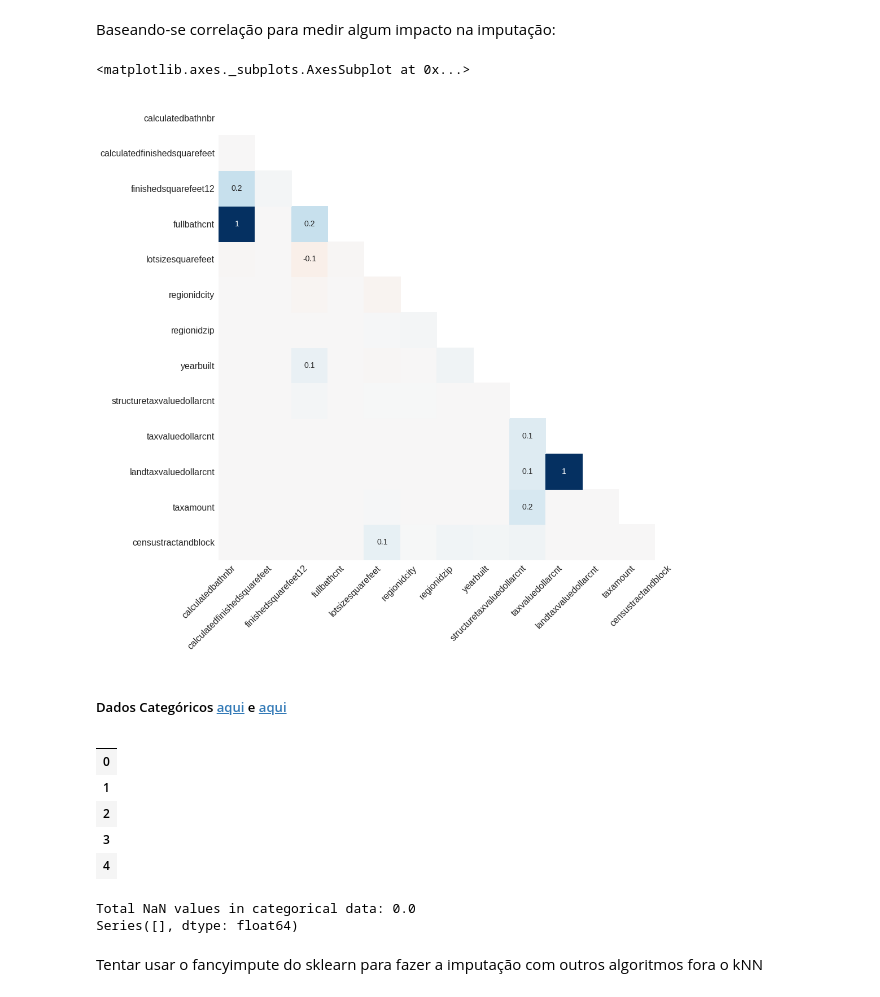
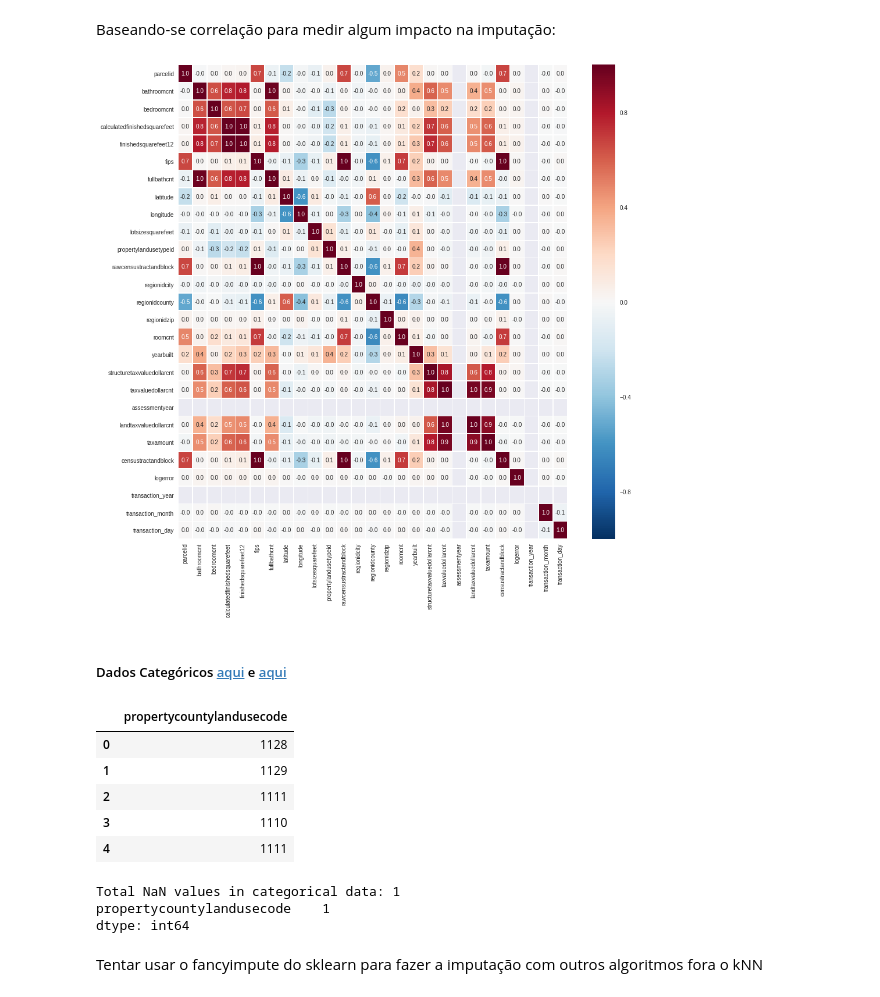
Before and after one commit to thiagotandrade/ds-project, a Jupyter notebook: DS_Project1.ipynb, the cells around one changed output. Saved outputs shown, nothing was run; the diff lists cells and outputs as text; code cells hidden in the pictures.

```diff
--- a/DS_Project1.ipynb
+++ b/DS_Project1.ipynb
@@ -150,16 +134,6 @@ Remoção de Instâncias
 # %%
 #df.dropna(thresh=2)   #Drop row if it does not have at least two values that are **not** NaN
 
-#A coluna 'fireplaceflag' não adiciona nenhuma informação útil pois df já possui 'fireplacecnt', então removemos:
-props.drop(['fireplaceflag'], axis=1, inplace=True)
-
-# Remover colunas com mais de 50% de dados ausentes
-props.dropna(thresh=(0.5*len(props.columns.values)) , axis=0, inplace=True)
-
-#*********************AJUSTAR PARA COLUNAS QUE FAZEM SENTIDO*******************#
-# Remover instâncias que não tem 'bathroomcnt'
-props = props[pd.notnull(props['bathroomcnt'])]
-
-# Remover instâncias que não tem 'bedroomcnt'
-props = props[pd.notnull(props['bedroomcnt'])]
+# Remover linhas com mais de 50% de dados ausentes
+props.dropna(thresh=(0.5*len(props.columns.values)), axis=1, inplace=True)
 # %% [markdown]
@@ -173,0 +141,12 @@ props.shape
+# %%
+#A coluna 'fireplaceflag' não adiciona nenhuma informação útil pois df já possui 'fireplacecnt', então removemos:
+props.drop(['fireplaceflag'], axis=1, inplace=True)
+
+#A coluna 'calculatedbathnbr' é uma cópia da coluna 'bathroomcnt', então removemos:
+props.drop(['calculatedbathnbr'], axis=1, inplace=True)
+
+#A coluna 'calculatedfinishedsquarefeet' é uma cópia da coluna 'finishedsquarefeet12', então removemos:
+props.drop(['calculatedfinishedsquarefeet'], axis=1, inplace=True)
+
+# Remover colunas com mais de 70% de dados ausentes
+props.dropna(thresh=0.70*len(props), axis=1, inplace=True)
@@ -188,14 +206,13 @@ nan_columns = props.columns[props.isnull().any()]
 # %% [markdown]
 Baseando-se correlação para medir algum impacto na imputação:
 # %%
-msno.heatmap(props[nan_columns], figsize=(15,15))
-#All Columns Correlation
-#f,ax = plt.subplots(figsize=(15, 15))
-#sns.heatmap(props.corr(), annot=True, linewidths=.5, fmt='.1f',ax=ax)
-#plt.show()
+#msno.heatmap(props[nan_columns], figsize=(15,15))
+# All Columns Correlation
+f,ax = plt.subplots(figsize=(15, 15))
+sns.heatmap(props.corr(), annot=True, linewidths=.5, fmt='.1f',ax=ax)
+plt.show()
 # %% [output]
-<matplotlib.axes._subplots.AxesSubplot at 0x...>
-[figure, old version]
+[figure, new version]
 # %% [markdown]
 ##### Dados Categóricos [aqui](https://www.datacamp.com/community/tutorials/categorical-data) e [aqui](https://scikit-learn.org/stable/modules/impute.html)
 # %%
@@ -203,18 +220,19 @@ cat_df_nan = props[nan_columns].select_dtypes(include=['category']).copy()
 # %%
 cat_df_nan.head()
 # %% [output]
-|  |
-| 0 |
-| 1 |
-| 2 |
-| 3 |
-| 4 |
+|  | propertycountylandusecode |
+| 0 | 1128 |
+| 1 | 1129 |
+| 2 | 1111 |
+| 3 | 1110 |
+| 4 | 1111 |
 # %%
 print('Total NaN values in categorical data: ' + str(cat_df_nan.isnull().values.sum()))
 print(cat_df_nan.isnull().sum())
 # %% [output]
-Total NaN values in categorical data: 0.0
-Series([], dtype: float64)
+Total NaN values in categorical data: 1
+propertycountylandusecode    1
+dtype: int64
 # %% [markdown]
 Tentar usar o fancyimpute do sklearn para fazer a imputação com outros algoritmos fora o kNN
 # %% [markdown]
```
Also changed, not shown: parts of 20 cells of this notebook.
